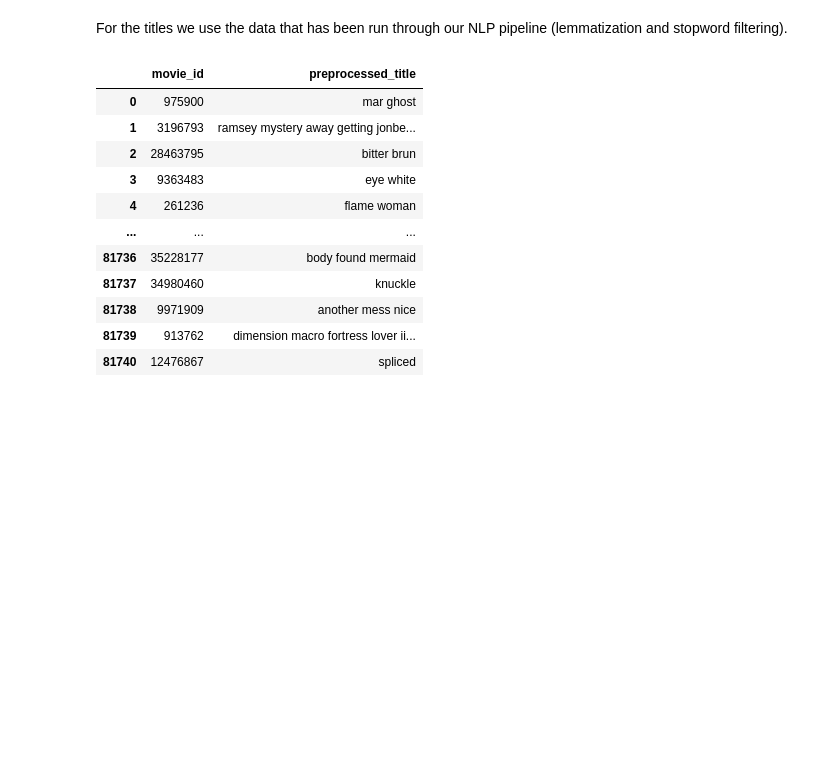
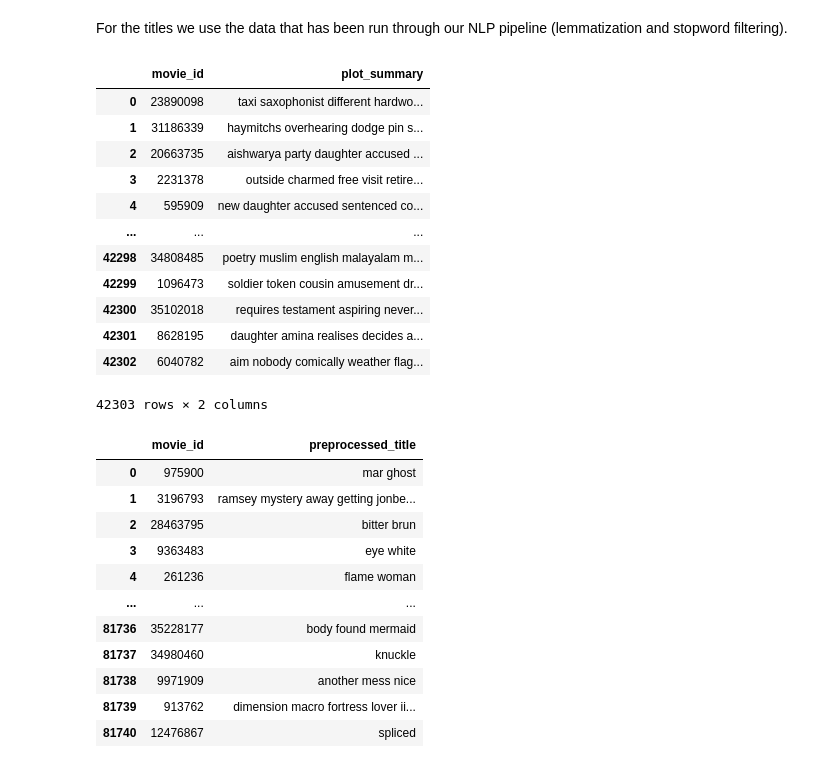
Before and after one commit to epfl-ada/ada-2022-project-adlucere2022, a Jupyter notebook: jaccard_clustering.ipynb, the cells around one changed output. Cells and saved outputs as stored; diff of their text form; code cells hidden in the pictures; blank space fills up the shorter version.

```diff
--- a/jaccard_clustering.ipynb
+++ b/jaccard_clustering.ipynb
@@ -28,5 +31,22 @@ imdb_data
 # %% [markdown]
 For the titles we use the data that has been run through our NLP pipeline (lemmatization and stopword filtering).
+# %%
+plot_data = pd.read_csv('data/plot_summaries_preprocessed.csv')
+plot_data
+# %% [output]
+|  | movie_id | plot_summary |
+| 0 | 23890098 | taxi saxophonist different hardwo... |
+| 1 | 31186339 | haymitchs overhearing dodge pin s... |
+| 2 | 20663735 | aishwarya party daughter accused ... |
+| 3 | 2231378 | outside charmed free visit retire... |
+| 4 | 595909 | new daughter accused sentenced co... |
+| ... | ... | ... |
+| 42298 | 34808485 | poetry muslim english malayalam m... |
+| 42299 | 1096473 | soldier token cousin amusement dr... |
+| 42300 | 35102018 | requires testament aspiring never... |
+| 42301 | 8628195 | daughter amina realises decides a... |
+| 42302 | 6040782 | aim nobody comically weather flag... |
+42303 rows × 2 columns
 # %%
 title_data = pd.read_csv('data/titles_preprocessed.csv')
 title_data
```
Also changed, not shown: parts of 11 cells of this notebook.
